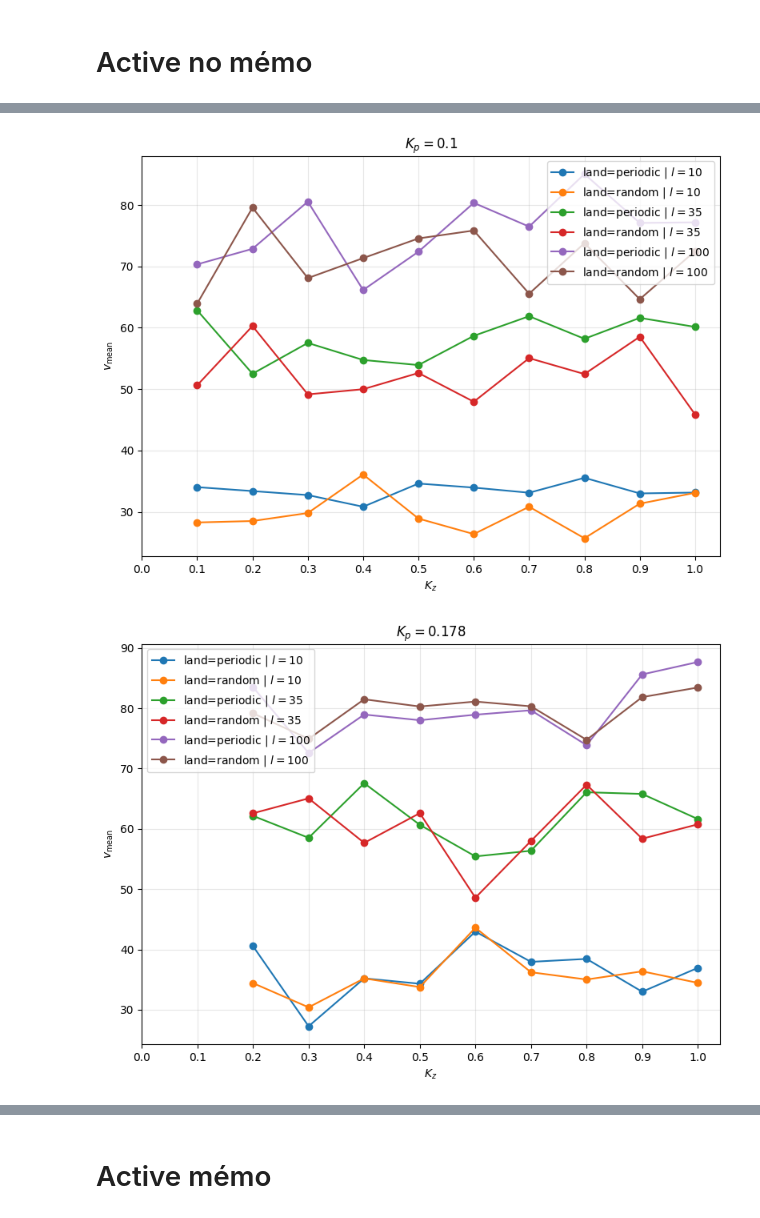
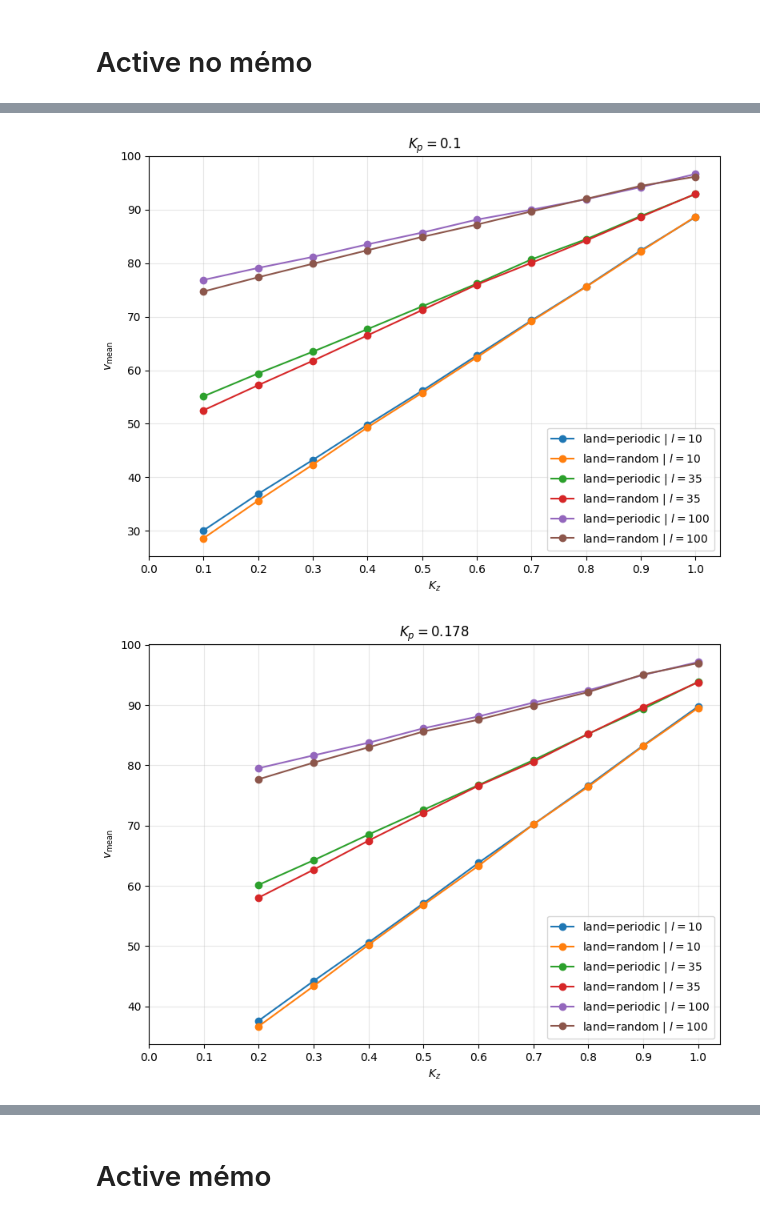
Before and after one commit to npelletbossot/nucleo, a Jupyter notebook: notebooks/work/fact_bis.ipynb, the cells around one changed output, grey strips where cells are left out. Cells and saved outputs as stored; diff of their text form; code cells hidden in the pictures.

```diff
--- a/notebooks/work/fact_bis.ipynb
+++ b/notebooks/work/fact_bis.ipynb
@@ -502,9 +502,7 @@ from nucleo.io.reading import reading_all_parquet
 
 
 # - Getting the data -----
-# root_fact = "/home/nicolas/Documents/Workspace/nucleo/outputs/FACT__PSMN__2026-05-21"
-# root_fact = "/home/nicolas/Documents/Workspace/nucleo/outputs/FACT__PSMN__2026-09-17"
-root_fact = "/home/nicolas/Documents/Workspace/nucleo/outputs/FACT__PC__2026-09-25"
+root_fact = "/home/nicolas/Documents/Workspace/nucleo/outputs/FACT__PSMN__2026-09-26"
 df_fact = reading_all_parquet(root_fact)
 COLUMNS = [
     'algo', 'fact', 'mode', 'dstr',
@@ -546,4 +544,12 @@ df_actimemo = df_fact.filter(
 )
 
 print(df_actifull.shape, df_actimemo.shape)
+
+for col in COLUMNS:
+    print(f"Unique values of {col} : {np.unique(df_actifull[col])}")
+
+lands = ["periodic", "random"]
+df_actifull = df_actifull.filter(
+    (pl.col("land").is_in(lands))
+)
 # %% [output]
@@ -590,7 +579,7 @@ lands = np.unique(df_actifull["land"].to_numpy())
 ls = np.unique(df_actifull["l"].to_numpy())
 
 alphar = 1
-krel = 0.1
+krel = 10
 mu = 150
 
 # Valeurs de Kp présentes dans le DataFrame
@@ -628,32 +617,32 @@ for Kp_target in Kp_values:
             Kz_plot = Kz_plot[mask_Kp]
             v_mean = v_mean[mask_Kp]
 
             # Masque Kz >= Kp
             mask_Kz = Kz_plot >= Kp_target
 
             Kz_plot = Kz_plot[mask_Kz]
             v_mean = v_mean[mask_Kz]
 
             if len(Kz_plot) == 0:
                 continue
 
             plt.plot(
                 Kz_plot,
                 v_mean,
                 marker="o",
                 label=f"land={land} | $l={l}$"
             )
 
     # plt.xscale("log")
     plt.xticks(np.arange(0,1+0.10,0.10))
     plt.xlabel(r"$K_z$")
     plt.ylabel(r"$v_{\mathrm{mean}}$")
     plt.title(rf"$K_p = {Kp_target:.3g}$")
 
     plt.grid(True, which="both", alpha=0.30)
     plt.legend()
     plt.tight_layout()
     plt.show()
 # %% [output]
-[figure, old version]
+[figure, new version]
-[figure, old version]
+[figure, new version]
```
Also changed, not shown: parts of 4 cells of this notebook.
